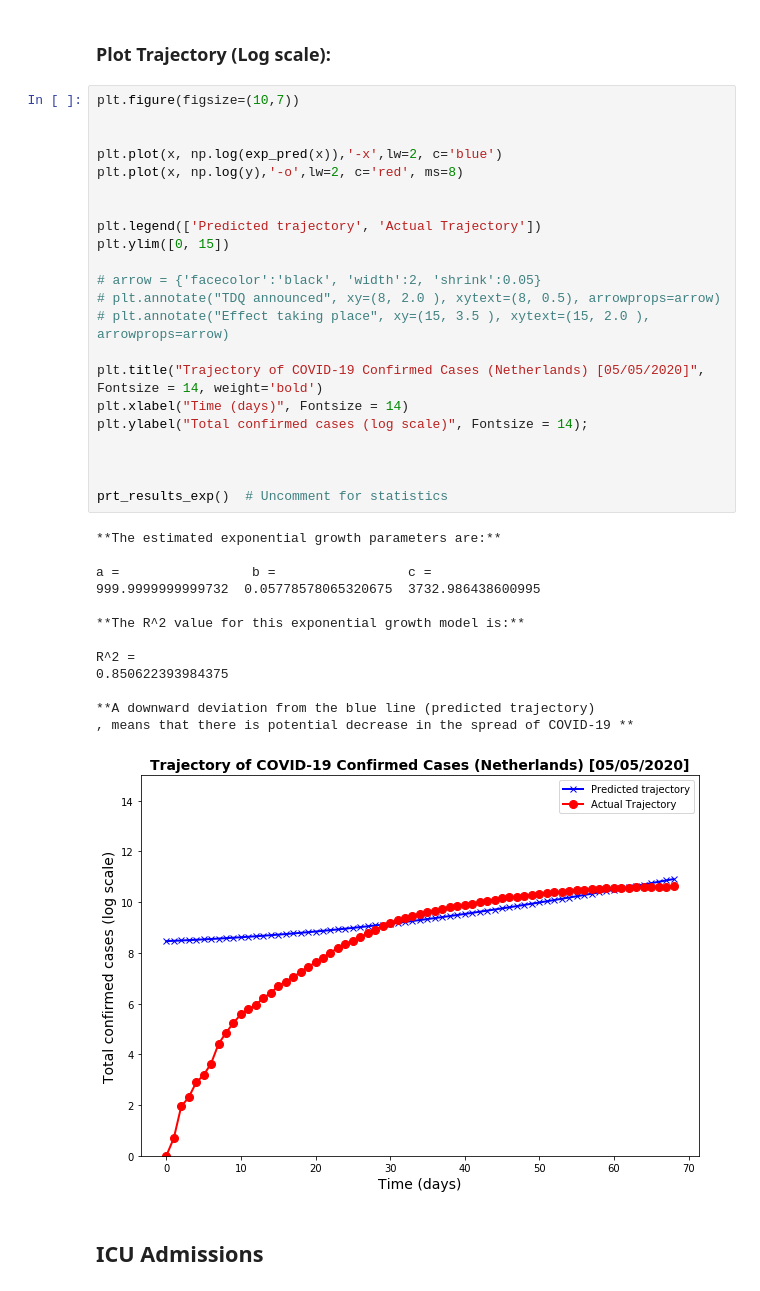
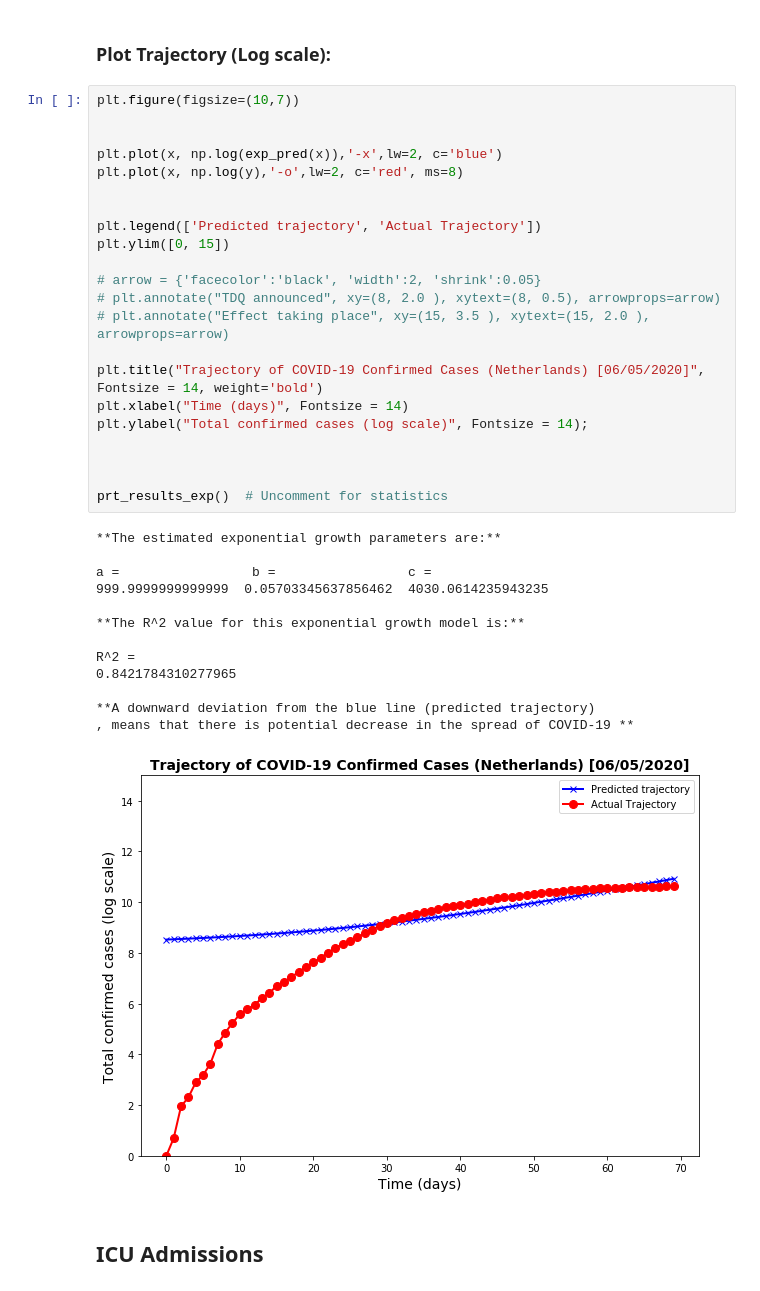
Before and after one commit to jiehaocao/BEP-SBMD-COVID19, a Jupyter notebook: notebook/logistic_growth_verhulst.ipynb, the cells around one changed output. Saved outputs shown, nothing was run; the diff lists cells and outputs as text.

```diff
--- a/notebook/logistic_growth_verhulst.ipynb
+++ b/notebook/logistic_growth_verhulst.ipynb
@@ -563,37 +563,37 @@ plt.figure(figsize=(10,7))
 
 
 plt.plot(x, np.log(exp_pred(x)),'-x',lw=2, c='blue')
 plt.plot(x, np.log(y),'-o',lw=2, c='red', ms=8)
 
 
 plt.legend(['Predicted trajectory', 'Actual Trajectory'])
 plt.ylim([0, 15])
 
 # arrow = {'facecolor':'black', 'width':2, 'shrink':0.05}
 # plt.annotate("TDQ announced", xy=(8, 2.0 ), xytext=(8, 0.5), arrowprops=arrow)
 # plt.annotate("Effect taking place", xy=(15, 3.5 ), xytext=(15, 2.0 ), arrowprops=arrow)
 
-plt.title("Trajectory of COVID-19 Confirmed Cases (Netherlands) [05/05/2020]", Fontsize = 14, weight='bold')
+plt.title("Trajectory of COVID-19 Confirmed Cases (Netherlands) [06/05/2020]", Fontsize = 14, weight='bold')
 plt.xlabel("Time (days)", Fontsize = 14)
 plt.ylabel("Total confirmed cases (log scale)", Fontsize = 14);
 
 
 
 prt_results_exp()  # Uncomment for statistics
 # %% [output]
 **The estimated exponential growth parameters are:**
 
 a =                 b =                 c =
-999.9999999999732  0.05778578065320675  3732.986438600995
+999.9999999999999  0.05703345637856462  4030.0614235943235
 
 **The R^2 value for this exponential growth model is:**
 
 R^2 =
-0.850622393984375
+0.8421784310277965
 
 **A downward deviation from the blue line (predicted trajectory)
 , means that there is potential decrease in the spread of COVID-19 **
-[figure, old version]
+[figure, new version]
 # %% [markdown]
 ## ICU Admissions
 # %%
```
Also changed, not shown: parts of 3 cells of this notebook.
